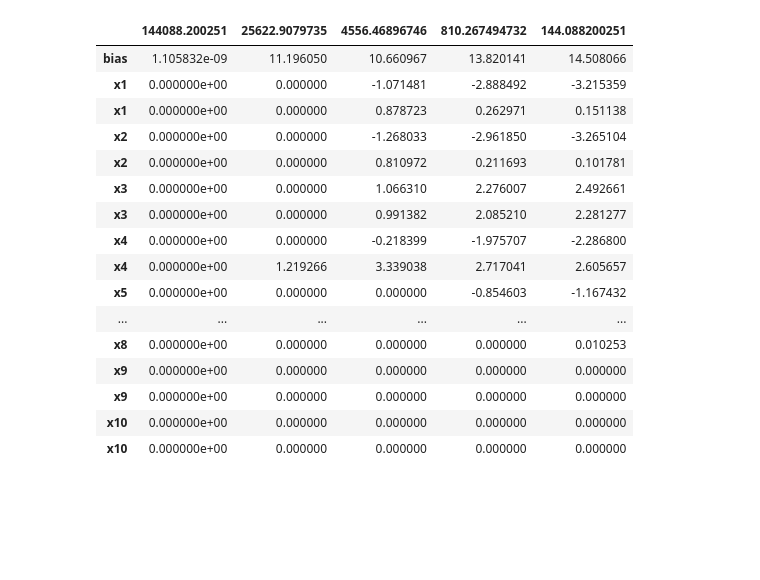
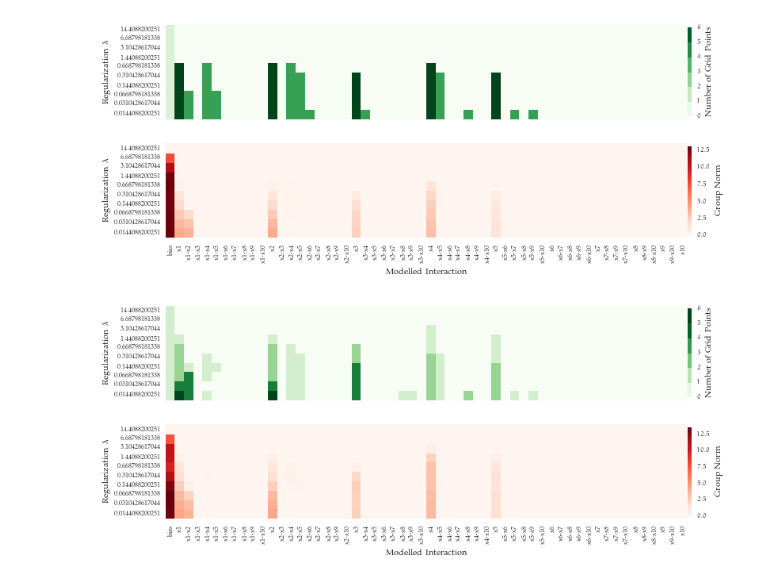
Before and after one commit to krenzland/prior-information, a Jupyter notebook: notebooks/020-SparsePath.ipynb, the cells around one changed output. Saved outputs shown, nothing was run; the diff lists cells and outputs as text; code cells hidden in the pictures; blank space fills up the shorter version.

```diff
--- a/notebooks/020-SparsePath.ipynb
+++ b/notebooks/020-SparsePath.ipynb
@@ -220,10 +60,10 @@ def get_estimator(grid_config, X, y, l1_ratio, reg_type):
 
     return estimator, Phi, max_lambda, grid
 # %%
-df = get_dataset('friedman1')
+df = get_dataset('concrete')
 X_train, y_train = get_xy(df)
 
-level = 2
+level = 5
 l1_ratio = 1.0
 reg_type = sg.RegularizationType_ElasticNet
 
@@ -249,8 +84,0 @@ df_rec = pd.read_csv('path-f1-l2-lasso', index_col=0)
-# %%
-def get_selected_terms(group):
-    return len([i for i in group if i >= 10e-9]) # todo change to == 0.0!
-
-gb = df_rec.groupby(df_rec.index)
-fix, axs = plt.subplots(1,2)
-sns.heatmap(gb.aggregate(get_selected_terms).T, square=True, ax=axs[0])
-sns.heatmap(gb.aggregate(lambda g : np.linalg.norm(g)).T, square=True, ax=axs[1])
@@ -276,20 +84,0 @@ sns.barplot(data=gb.aggregate(lambda g : np.linalg.norm(g)).T)
-# %%
-df_rec
-# %% [output]
-|  | 144088.200251 | 25622.9079735 | 4556.46896746 | 810.267494732 | 144.088200251 |
-| bias | 1.105832e-09 | 11.196050 | 10.660967 | 13.820141 | 14.508066 |
-| x1 | 0.000000e+00 | 0.000000 | -1.071481 | -2.888492 | -3.215359 |
-| x1 | 0.000000e+00 | 0.000000 | 0.878723 | 0.262971 | 0.151138 |
-| x2 | 0.000000e+00 | 0.000000 | -1.268033 | -2.961850 | -3.265104 |
-| x2 | 0.000000e+00 | 0.000000 | 0.810972 | 0.211693 | 0.101781 |
-| x3 | 0.000000e+00 | 0.000000 | 1.066310 | 2.276007 | 2.492661 |
-| x3 | 0.000000e+00 | 0.000000 | 0.991382 | 2.085210 | 2.281277 |
-| x4 | 0.000000e+00 | 0.000000 | -0.218399 | -1.975707 | -2.286800 |
-| x4 | 0.000000e+00 | 1.219266 | 3.339038 | 2.717041 | 2.605657 |
-| x5 | 0.000000e+00 | 0.000000 | 0.000000 | -0.854603 | -1.167432 |
-| ... | ... | ... | ... | ... | ... |
-| x8 | 0.000000e+00 | 0.000000 | 0.000000 | 0.000000 | 0.010253 |
-| x9 | 0.000000e+00 | 0.000000 | 0.000000 | 0.000000 | 0.000000 |
-| x9 | 0.000000e+00 | 0.000000 | 0.000000 | 0.000000 | 0.000000 |
-| x10 | 0.000000e+00 | 0.000000 | 0.000000 | 0.000000 | 0.000000 |
-| x10 | 0.000000e+00 | 0.000000 | 0.000000 | 0.000000 | 0.000000 |
@@ -295,0 +163,14 @@ df_rec
+# %%
+df_grp_heat = pd.read_csv("../experiments/path-f1-l3-grp.csv", index_col=0)
+fig, ax = plot_heatmaps(df_grp_heat)
+#fig.tight_layout(rect=[0, 0, .9, 1])
+fig.savefig("../writing/thesis/figures/heatmap_grp.pdf", bbox_inches='tight')
+# %% [output]
+[figure, added]
+# %%
+df_lasso_heat = pd.read_csv("../experiments/path-f1-l3-lasso.csv", index_col=0)
+fig, ax = plot_heatmaps(df_lasso_heat)
+#fig.tight_layout(rect=[0, 0, .9, 1])
+fig.savefig("../writing/thesis/figures/heatmap_lasso.pdf", bbox_inches='tight')
+# %% [output]
+[figure, added]
```
Also changed, not shown: parts of 30 cells of this notebook, 22 other files.
